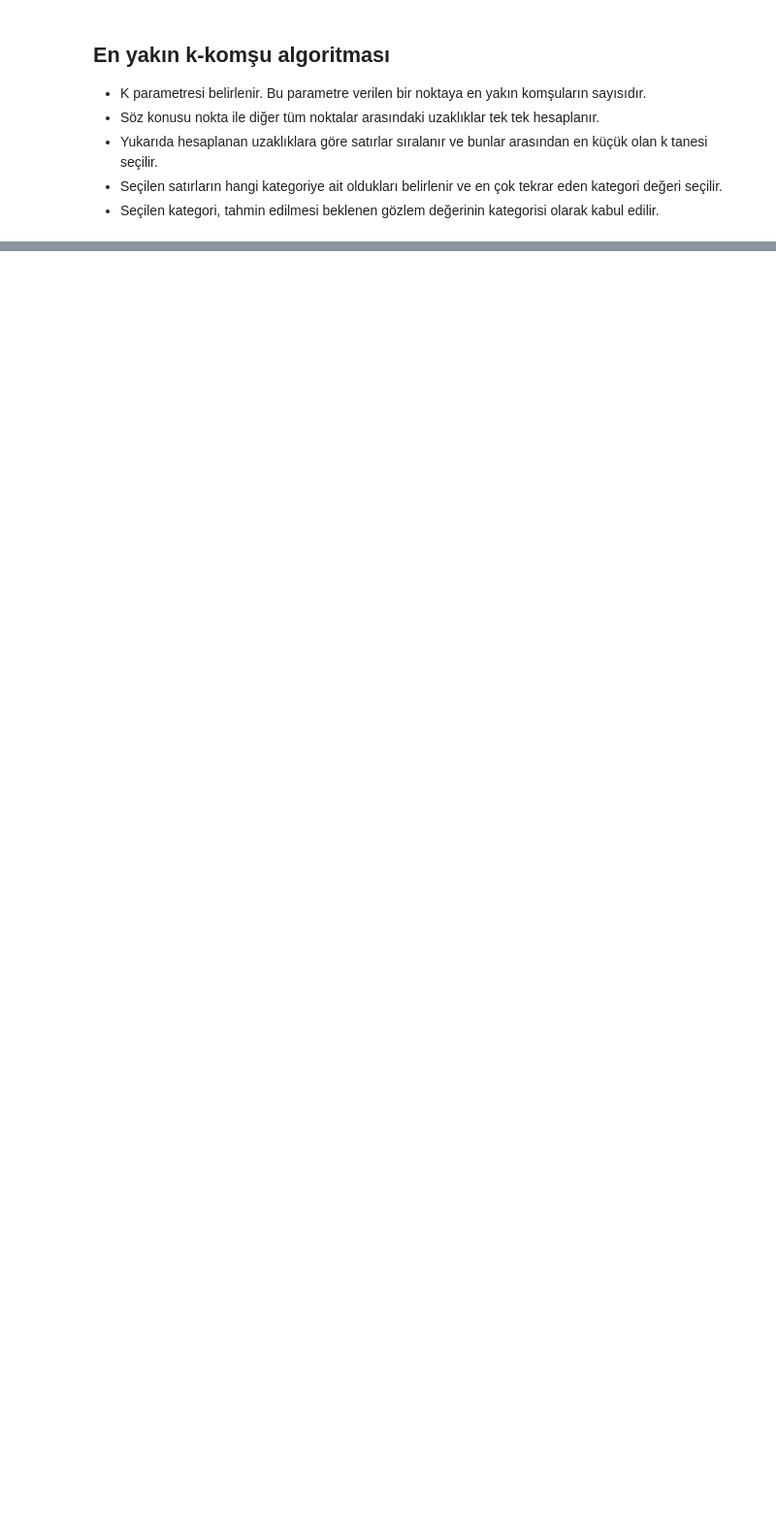
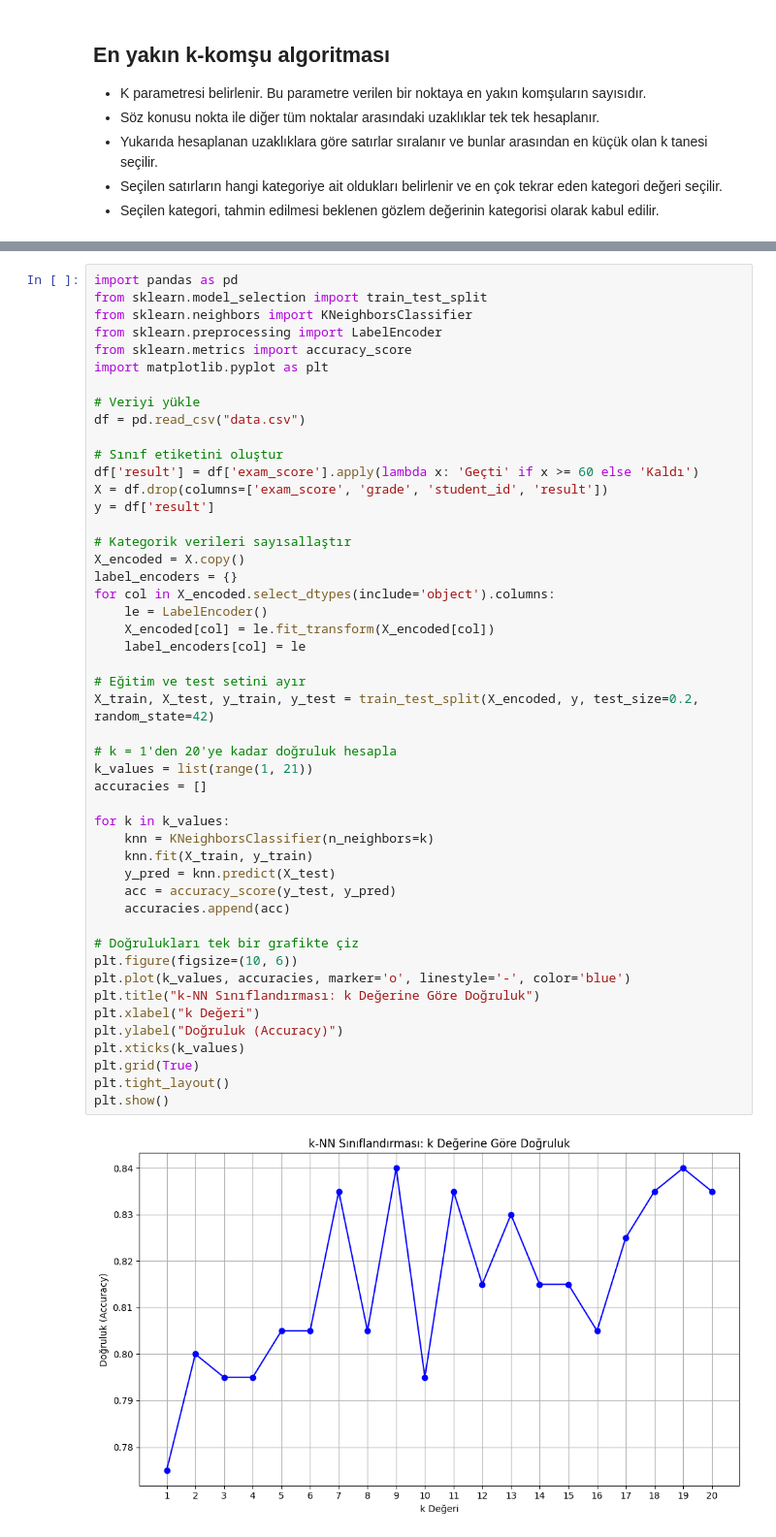
Before and after one commit to uct-trk/Veri-Madenciligi, a Jupyter notebook: bellek_tabanli_siniflandirma.ipynb, the cells around one changed output, grey strips where cells are left out. Shown at 97% size. Saved outputs shown, nothing was run; the diff lists cells and outputs as text; blank space fills up the shorter version.

```diff
--- a/bellek_tabanli_siniflandirma.ipynb
+++ b/bellek_tabanli_siniflandirma.ipynb
@@ -25,3 +43,53 @@ kategorisi olarak kabul edilir.
+# %%
+import pandas as pd
+from sklearn.model_selection import train_test_split
+from sklearn.neighbors import KNeighborsClassifier
+from sklearn.preprocessing import LabelEncoder
+from sklearn.metrics import accuracy_score
+import matplotlib.pyplot as plt
+
+# Veriyi yükle
+df = pd.read_csv("data.csv")
+
+# Sınıf etiketini oluştur
+df['result'] = df['exam_score'].apply(lambda x: 'Geçti' if x >= 60 else 'Kaldı')
+X = df.drop(columns=['exam_score', 'grade', 'student_id', 'result'])
+y = df['result']
+
+# Kategorik verileri sayısallaştır
+X_encoded = X.copy()
+label_encoders = {}
+for col in X_encoded.select_dtypes(include='object').columns:
+    le = LabelEncoder()
+    X_encoded[col] = le.fit_transform(X_encoded[col])
+    label_encoders[col] = le
+
+# Eğitim ve test setini ayır
+X_train, X_test, y_train, y_test = train_test_split(X_encoded, y, test_size=0.2, random_state=42)
+
+# k = 1'den 20'ye kadar doğruluk hesapla
+k_values = list(range(1, 21))
+accuracies = []
+
+for k in k_values:
+    knn = KNeighborsClassifier(n_neighbors=k)
+    knn.fit(X_train, y_train)
+    y_pred = knn.predict(X_test)
+    acc = accuracy_score(y_test, y_pred)
+    accuracies.append(acc)
+
+# Doğrulukları tek bir grafikte çiz
+plt.figure(figsize=(10, 6))
+plt.plot(k_values, accuracies, marker='o', linestyle='-', color='blue')
+plt.title("k-NN Sınıflandırması: k Değerine Göre Doğruluk")
+plt.xlabel("k Değeri")
+plt.ylabel("Doğruluk (Accuracy)")
+plt.xticks(k_values)
+plt.grid(True)
+plt.tight_layout()
+plt.show()
+# %% [output]
+[figure, added]
 # %%
 
 import pandas as pd
```
Also changed, not shown: parts of 2 cells of this notebook.
